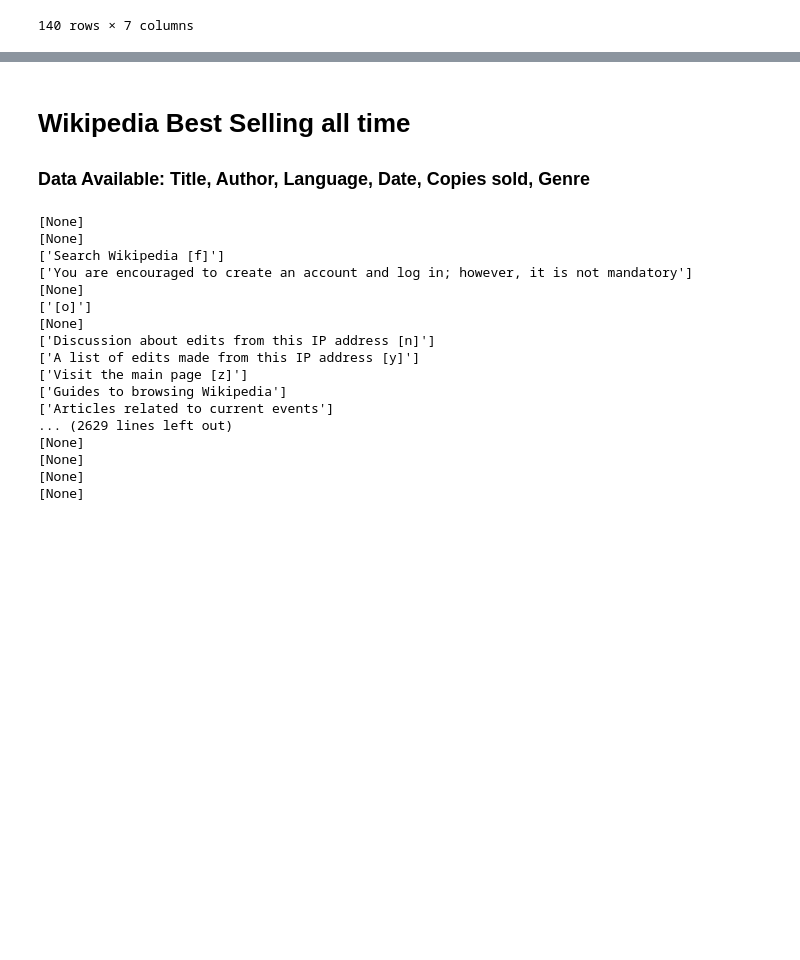
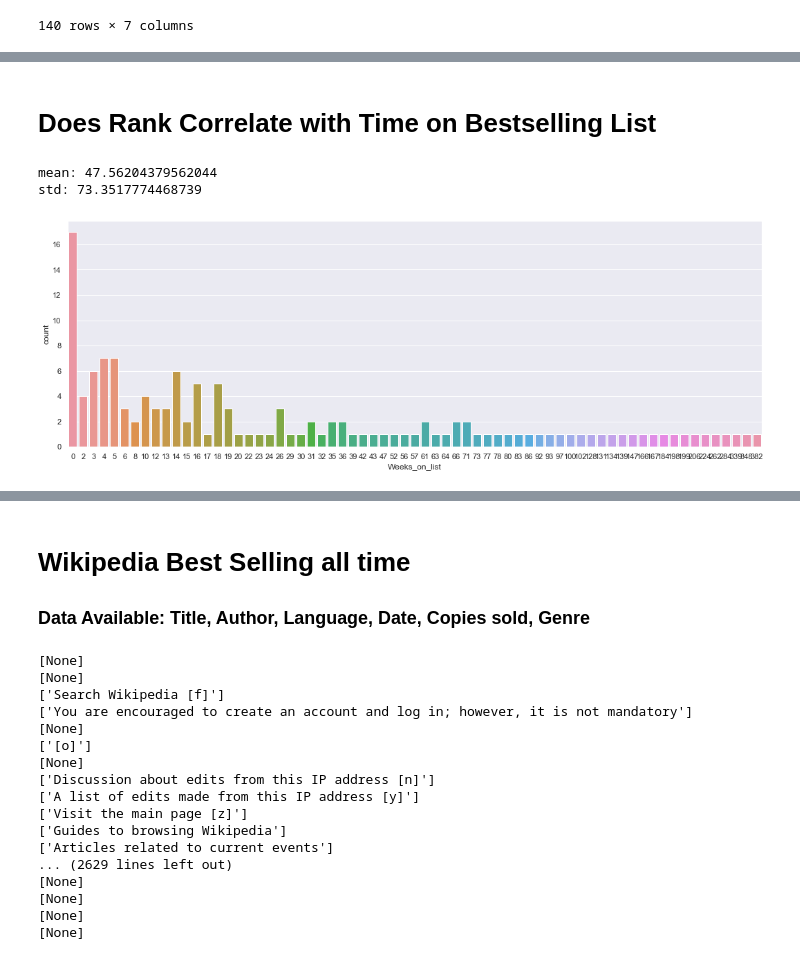
Before and after one commit to AndrewCurtis27/CS6830_proj3, a Jupyter notebook: proj3.ipynb, the cells around one changed output, grey strips where cells are left out. Saved outputs shown, nothing was run; the diff lists cells and outputs as text; code cells hidden in the pictures; blank space fills up the shorter version.

```diff
--- a/proj3.ipynb
+++ b/proj3.ipynb
@@ -92,0 +111,4 @@ all_ny_df
+# %%
+all_ny_df = all_ny_df[all_ny_df.Weeks_on_list <400]
+# all_ny_df['Weeks_on_list'] = [all_ny_df.Weeks_on_list for week in Weeks_on_list if all_ny_df.Weeks_on_list < 400]
+all_ny_df
@@ -92,0 +129,14 @@ all_ny_df
+# %%
+all_ny_df['Weeks_on_list'] = all_ny_df['Weeks_on_list'].astype(int)
+# %% [markdown]
+# Does Rank Correlate with Time on Bestselling List
+# %%
+print("mean: " + f"{all_ny_df['Weeks_on_list'].mean()}")
+print("std: " + f"{all_ny_df['Weeks_on_list'].std()}")
+# %% [output]
+mean: 47.56204379562044
+std: 73.3517774468739
+# %%
+g3 = sns.countplot(data=all_ny_df, x='Weeks_on_list')
+# %% [output]
+[figure, added]
```
Also changed, not shown: parts of 13 cells of this notebook.
